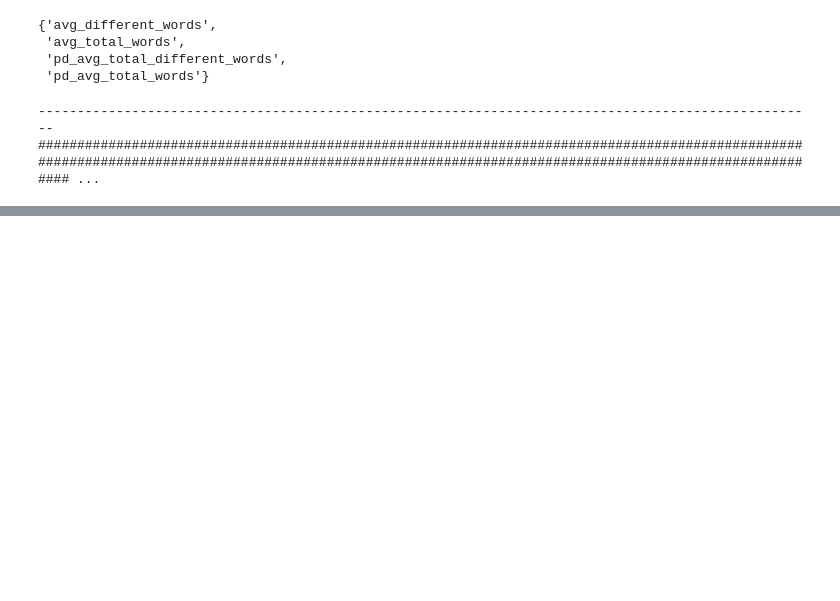
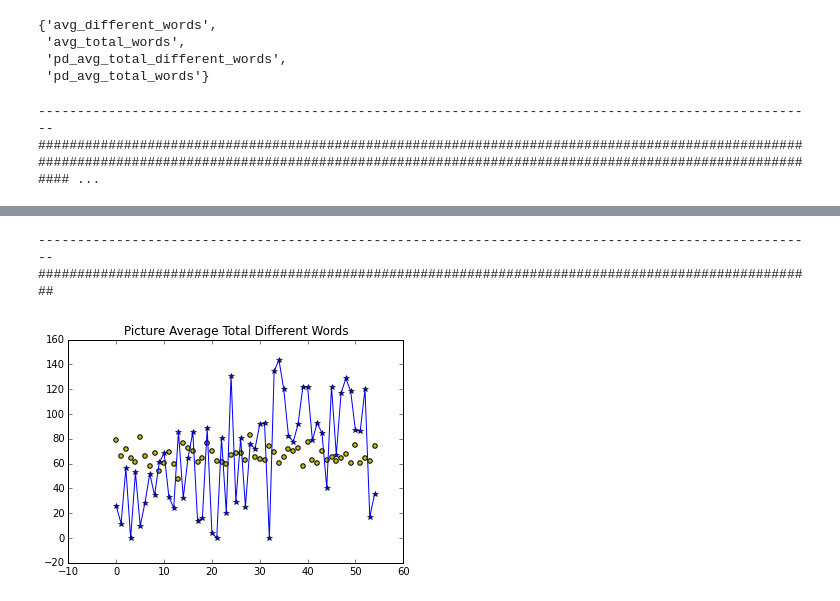
Before and after one commit to bonilhamusclab-projects/behav_connectome_prediction, a Jupyter notebook: entrainment_pred.ipynb, the cells around one changed output, grey strips where cells are left out. Saved outputs shown, nothing was run; the diff lists cells and outputs as text; code cells hidden in the pictures; blank space fills up the shorter version.

```diff
--- a/entrainment_pred.ipynb
+++ b/entrainment_pred.ipynb
@@ -44,0 +129,13 @@ search_adw.best_score_
+# %%
+data_p_atdw, target_p_atdw = entrainment_pred.separate(full, 'pd_avg_total_different_words')
+coeffs_p_atdw, predict_hist_p_atdw = calc_coeffs(search_p_atdw.best_estimator_,
+                                           search_p_atdw.cv,
+                                           data_p_atdw,
+                                           target_p_atdw)
+# %% [output]
+----------------------------------------------------------------------------------------------------
+####################################################################################################
+# %%
+plot(predict_hist_p_atdw, target_p_atdw, 'Picture Average Total Different Words')
+# %% [output]
+[figure, added]
```
Also changed, not shown: parts of 20 cells of this notebook, 1 other file.
